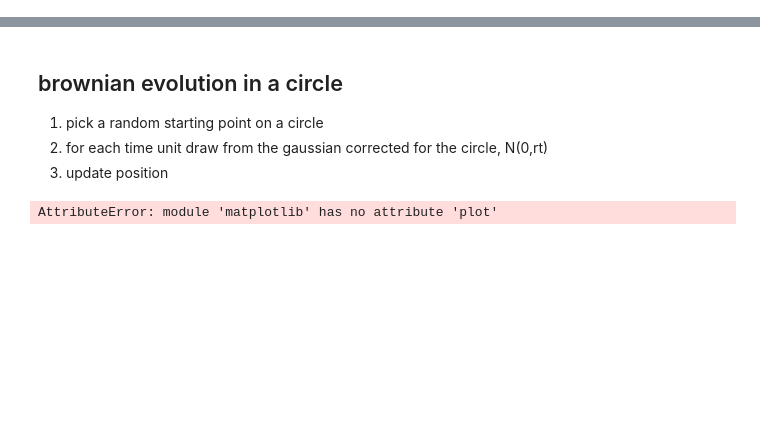
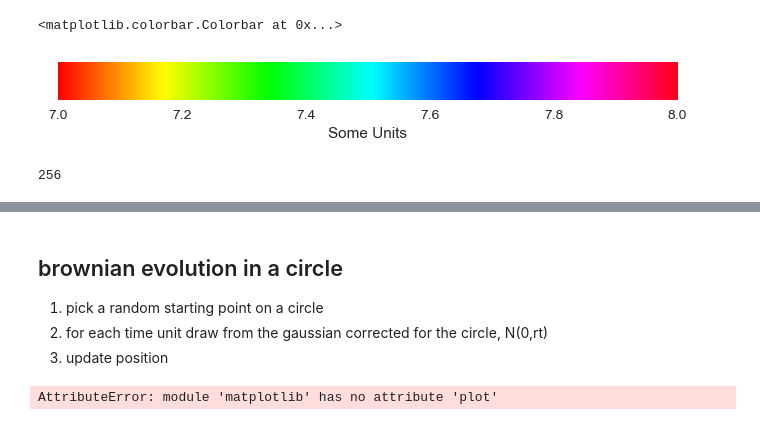
Before and after one commit to michaelalfaro/colordiffuser, a Jupyter notebook: color_diffuser.ipynb, the cells around one changed output, grey strips where cells are left out. Saved outputs shown, nothing was run; the diff lists cells and outputs as text; code cells hidden in the pictures; blank space fills up the shorter version.

```diff
--- a/color_diffuser.ipynb
+++ b/color_diffuser.ipynb
@@ -0,0 +204,20 @@
+# %%
+import matplotlib.pyplot as plt
+import matplotlib as mpl
+
+fig, ax = plt.subplots(figsize=(8, 1))
+fig.subplots_adjust(bottom=0.5)
+
+cmap = mpl.cm.hsv
+norm = mpl.colors.Normalize(vmin=7, vmax=8)
+
+fig.colorbar(mpl.cm.ScalarMappable(norm=norm, cmap=cmap),
+             cax=ax, orientation='horizontal', label='Some Units')
+# %% [output]
+<matplotlib.colorbar.Colorbar at 0x...>
+[figure, added]
+# %%
+cmap = mpl.cm.hsv
+cmap.N
+# %% [output]
+256
```
Also changed, not shown: parts of 23 cells of this notebook.
